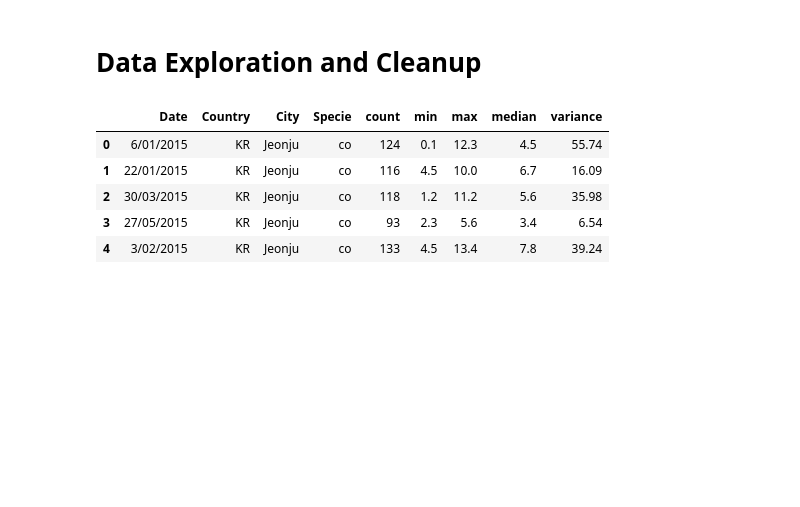
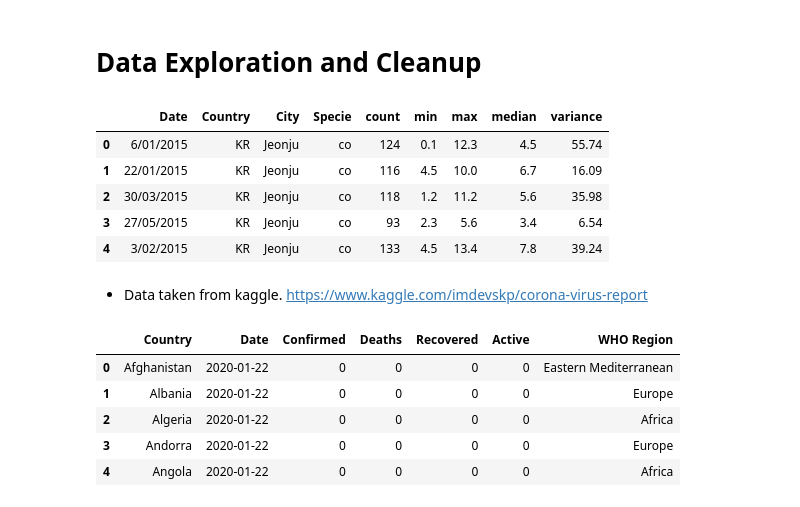
Before and after one commit to firdausmehta/COVID19-Global-Air-Quality, a Jupyter notebook: Clean_Data.ipynb, the cells around one changed output. Saved outputs shown, nothing was run; the diff lists cells and outputs as text; code cells hidden in the pictures; blank space fills up the shorter version.

Commit message:
Covid Dataframe and Global Plot defined

```diff
--- a/Clean_Data.ipynb
+++ b/Clean_Data.ipynb
@@ -29,3 +31,23 @@ master_df.head()
 | 2 | 30/03/2015 | KR | Jeonju | co | 118 | 1.2 | 11.2 | 5.6 | 35.98 |
 | 3 | 27/05/2015 | KR | Jeonju | co | 93 | 2.3 | 5.6 | 3.4 | 6.54 |
 | 4 | 3/02/2015 | KR | Jeonju | co | 133 | 4.5 | 13.4 | 7.8 | 39.24 |
+# %% [markdown]
+* Data taken from kaggle.
+https://www.kaggle.com/imdevskp/corona-virus-report
+# %%
+# Read in Covid Data
+covid_df = pd.read_csv('covid_19_clean_complete.csv', parse_dates=['Date'])
+# Replace NaN values by 0
+covid_df.fillna(0, inplace=True)
+# Remove columns
+covid_df = covid_df.drop(['Lat','Long','Province/State'], axis=1)
+# Rename the columns so that they make sense
+covid_df.rename (columns = {'Country/Region':'Country'}, inplace = True)
+covid_df.head()
+# %% [output]
+|  | Country | Date | Confirmed | Deaths | Recovered | Active | WHO Region |
+| 0 | Afghanistan | 2020-01-22 | 0 | 0 | 0 | 0 | Eastern Mediterranean |
+| 1 | Albania | 2020-01-22 | 0 | 0 | 0 | 0 | Europe |
+| 2 | Algeria | 2020-01-22 | 0 | 0 | 0 | 0 | Africa |
+| 3 | Andorra | 2020-01-22 | 0 | 0 | 0 | 0 | Europe |
+| 4 | Angola | 2020-01-22 | 0 | 0 | 0 | 0 | Africa |
```
Also changed, not shown: parts of 19 cells of this notebook.
